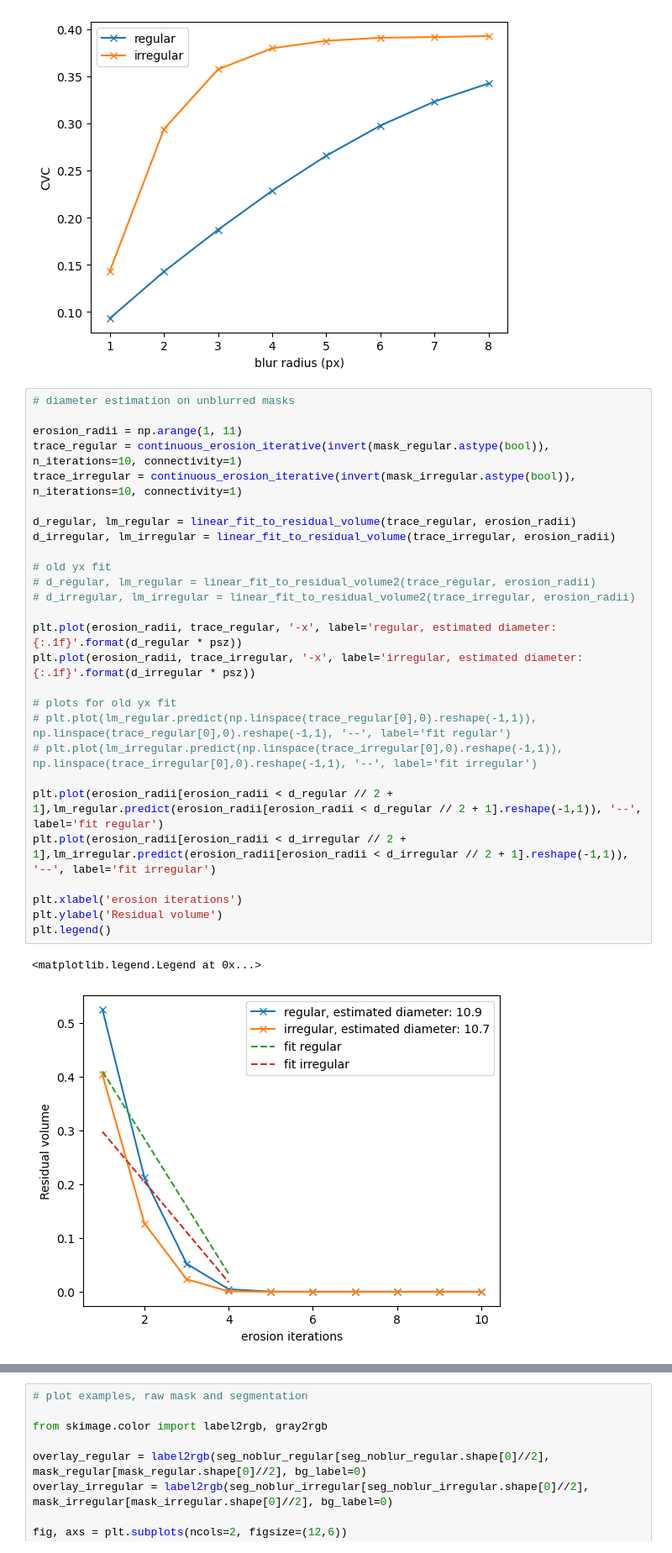
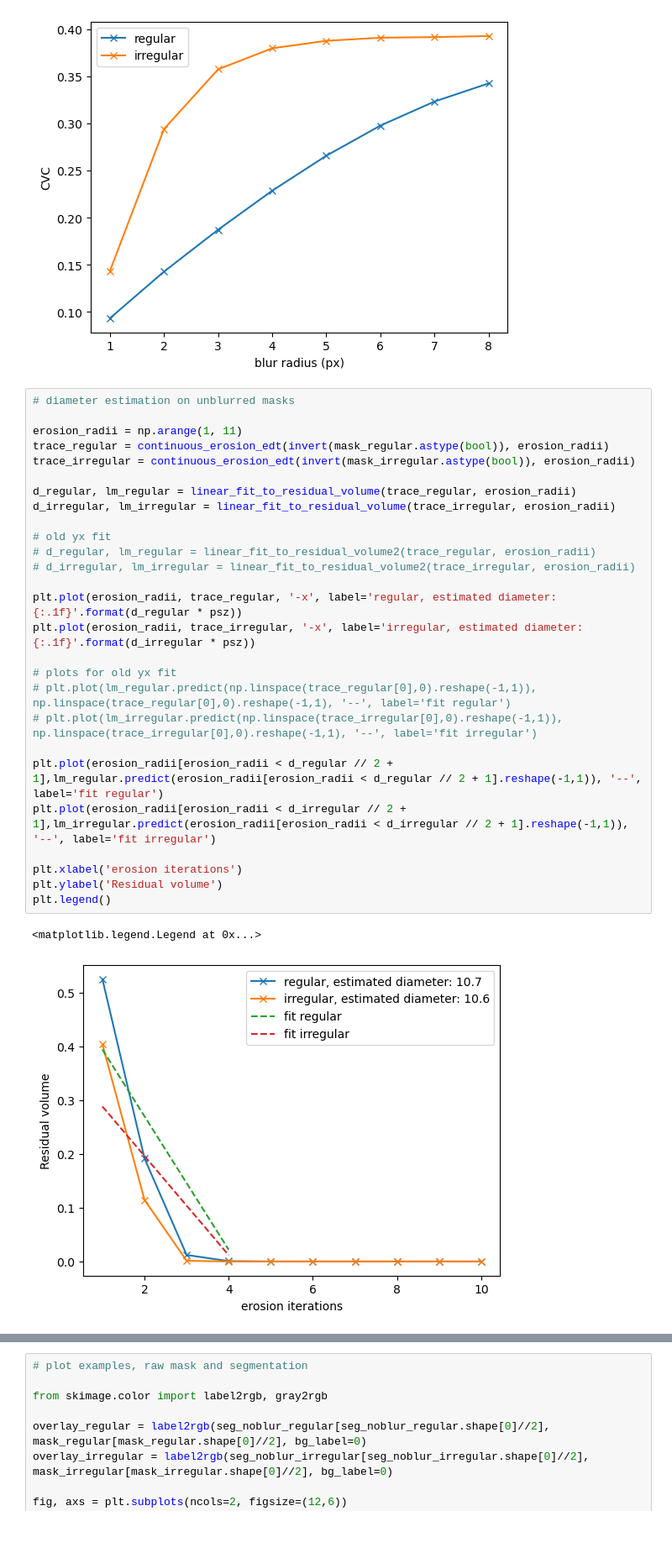
Before and after one commit to CALM-LMU/chromemt-analysis, a Jupyter notebook: chromemt_analysis/metrics_from_simulation.ipynb, the cells around one changed output, grey strips where cells are left out. Shown at 84% size. Saved outputs shown, nothing was run; the diff lists cells and outputs as text.

Commit message:
"continuous erosion" via distance transform

```diff
--- a/chromemt_analysis/metrics_from_simulation.ipynb
+++ b/chromemt_analysis/metrics_from_simulation.ipynb
@@ -94,33 +94,33 @@ plt.legend()
 # %%
 # diameter estimation on unblurred masks
 
 erosion_radii = np.arange(1, 11)
-trace_regular = continuous_erosion_iterative(invert(mask_regular.astype(bool)), n_iterations=10, connectivity=1)
-trace_irregular = continuous_erosion_iterative(invert(mask_irregular.astype(bool)), n_iterations=10, connectivity=1)
+trace_regular = continuous_erosion_edt(invert(mask_regular.astype(bool)), erosion_radii)
+trace_irregular = continuous_erosion_edt(invert(mask_irregular.astype(bool)), erosion_radii)
 
 d_regular, lm_regular = linear_fit_to_residual_volume(trace_regular, erosion_radii)
 d_irregular, lm_irregular = linear_fit_to_residual_volume(trace_irregular, erosion_radii)
 
 # old yx fit
 # d_regular, lm_regular = linear_fit_to_residual_volume2(trace_regular, erosion_radii)
 # d_irregular, lm_irregular = linear_fit_to_residual_volume2(trace_irregular, erosion_radii)
 
 plt.plot(erosion_radii, trace_regular, '-x', label='regular, estimated diameter: {:.1f}'.format(d_regular * psz))
 plt.plot(erosion_radii, trace_irregular, '-x', label='irregular, estimated diameter: {:.1f}'.format(d_irregular * psz))
 
 # plots for old yx fit
 # plt.plot(lm_regular.predict(np.linspace(trace_regular[0],0).reshape(-1,1)), np.linspace(trace_regular[0],0).reshape(-1,1), '--', label='fit regular')
 # plt.plot(lm_irregular.predict(np.linspace(trace_irregular[0],0).reshape(-1,1)), np.linspace(trace_irregular[0],0).reshape(-1,1), '--', label='fit irregular')
 
 plt.plot(erosion_radii[erosion_radii < d_regular // 2 + 1],lm_regular.predict(erosion_radii[erosion_radii < d_regular // 2 + 1].reshape(-1,1)), '--', label='fit regular')
 plt.plot(erosion_radii[erosion_radii < d_irregular // 2 + 1],lm_irregular.predict(erosion_radii[erosion_radii < d_irregular // 2 + 1].reshape(-1,1)), '--', label='fit irregular')
 
 plt.xlabel('erosion iterations')
 plt.ylabel('Residual volume')
 plt.legend()
 # %% [output]
 <matplotlib.legend.Legend at 0x...>
-[figure, old version]
+[figure, new version]
 # %%
 # estimated diameters from blurred
 erosion_radii = np.arange(1, 21)
```
Also changed, not shown: parts of 4 cells of this notebook, 3 other files.
